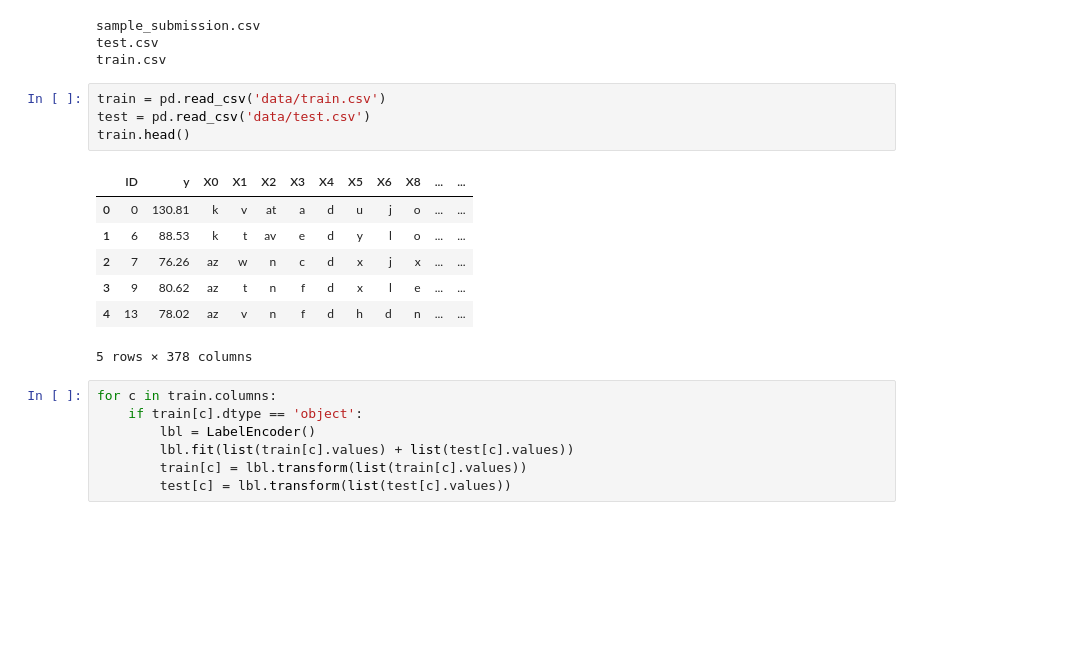
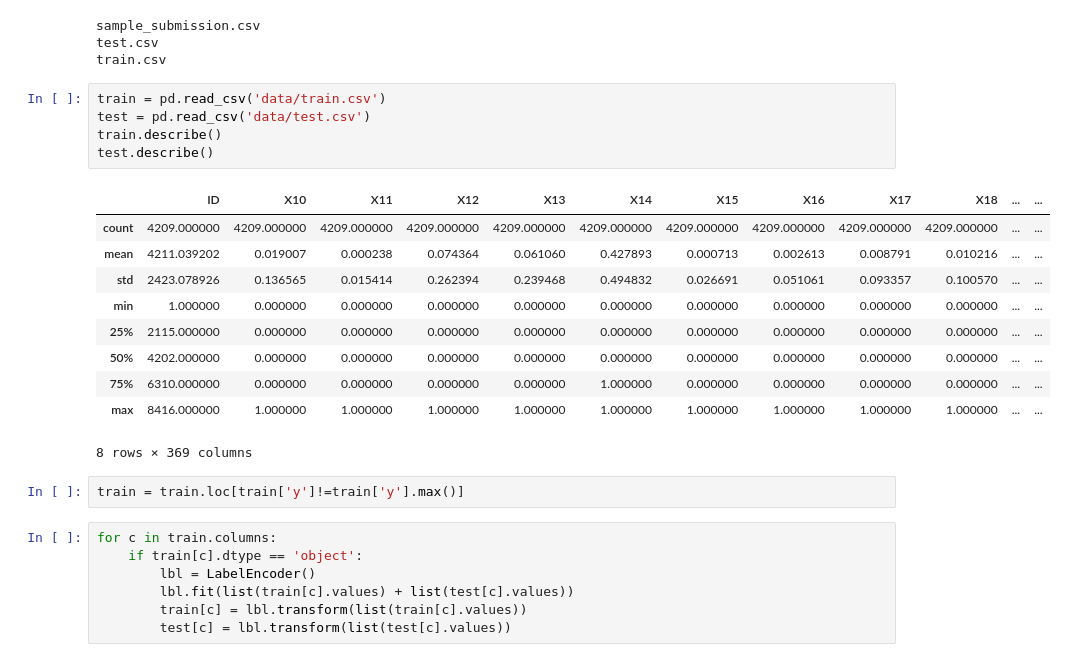
Before and after one commit to tuxido-feynman/gunnars_data_championships, a Jupyter notebook: Feature Selection.ipynb, the cells around one changed output. Cells and saved outputs as stored; diff of their text form; blank space fills up the shorter version.

```diff
--- a/Feature Selection.ipynb
+++ b/Feature Selection.ipynb
@@ -20,15 +20,21 @@ train.csv
 # %%
 train = pd.read_csv('data/train.csv')
 test = pd.read_csv('data/test.csv')
-train.head()
+train.describe()
+test.describe()
 # %% [output]
-|  | ID | y | X0 | X1 | X2 | X3 | X4 | X5 | X6 | X8 | ... | ... |
-| 0 | 0 | 130.81 | k | v | at | a | d | u | j | o | ... | ... |
-| 1 | 6 | 88.53 | k | t | av | e | d | y | l | o | ... | ... |
-| 2 | 7 | 76.26 | az | w | n | c | d | x | j | x | ... | ... |
-| 3 | 9 | 80.62 | az | t | n | f | d | x | l | e | ... | ... |
-| 4 | 13 | 78.02 | az | v | n | f | d | h | d | n | ... | ... |
+|  | ID | X10 | X11 | X12 | X13 | X14 | X15 | X16 | X17 | X18 | ... | ... |
+| count | 4209.000000 | 4209.000000 | 4209.000000 | 4209.000000 | 4209.000000 | 4209.000000 | 4209.000000 | 4209.000000 | 4209.000000 | 4209.000000 | ... | ... |
+| mean | 4211.039202 | 0.019007 | 0.000238 | 0.074364 | 0.061060 | 0.427893 | 0.000713 | 0.002613 | 0.008791 | 0.010216 | ... | ... |
+| std | 2423.078926 | 0.136565 | 0.015414 | 0.262394 | 0.239468 | 0.494832 | 0.026691 | 0.051061 | 0.093357 | 0.100570 | ... | ... |
+| min | 1.000000 | 0.000000 | 0.000000 | 0.000000 | 0.000000 | 0.000000 | 0.000000 | 0.000000 | 0.000000 | 0.000000 | ... | ... |
+| 25% | 2115.000000 | 0.000000 | 0.000000 | 0.000000 | 0.000000 | 0.000000 | 0.000000 | 0.000000 | 0.000000 | 0.000000 | ... | ... |
+| 50% | 4202.000000 | 0.000000 | 0.000000 | 0.000000 | 0.000000 | 0.000000 | 0.000000 | 0.000000 | 0.000000 | 0.000000 | ... | ... |
+| 75% | 6310.000000 | 0.000000 | 0.000000 | 0.000000 | 0.000000 | 1.000000 | 0.000000 | 0.000000 | 0.000000 | 0.000000 | ... | ... |
+| max | 8416.000000 | 1.000000 | 1.000000 | 1.000000 | 1.000000 | 1.000000 | 1.000000 | 1.000000 | 1.000000 | 1.000000 | ... | ... |
-5 rows × 378 columns
+8 rows × 369 columns
+# %%
+train = train.loc[train['y']!=train['y'].max()]
 # %%
 for c in train.columns:
     if train[c].dtype == 'object':
```
Also changed, not shown: parts of 12 cells of this notebook, 1 other file.
